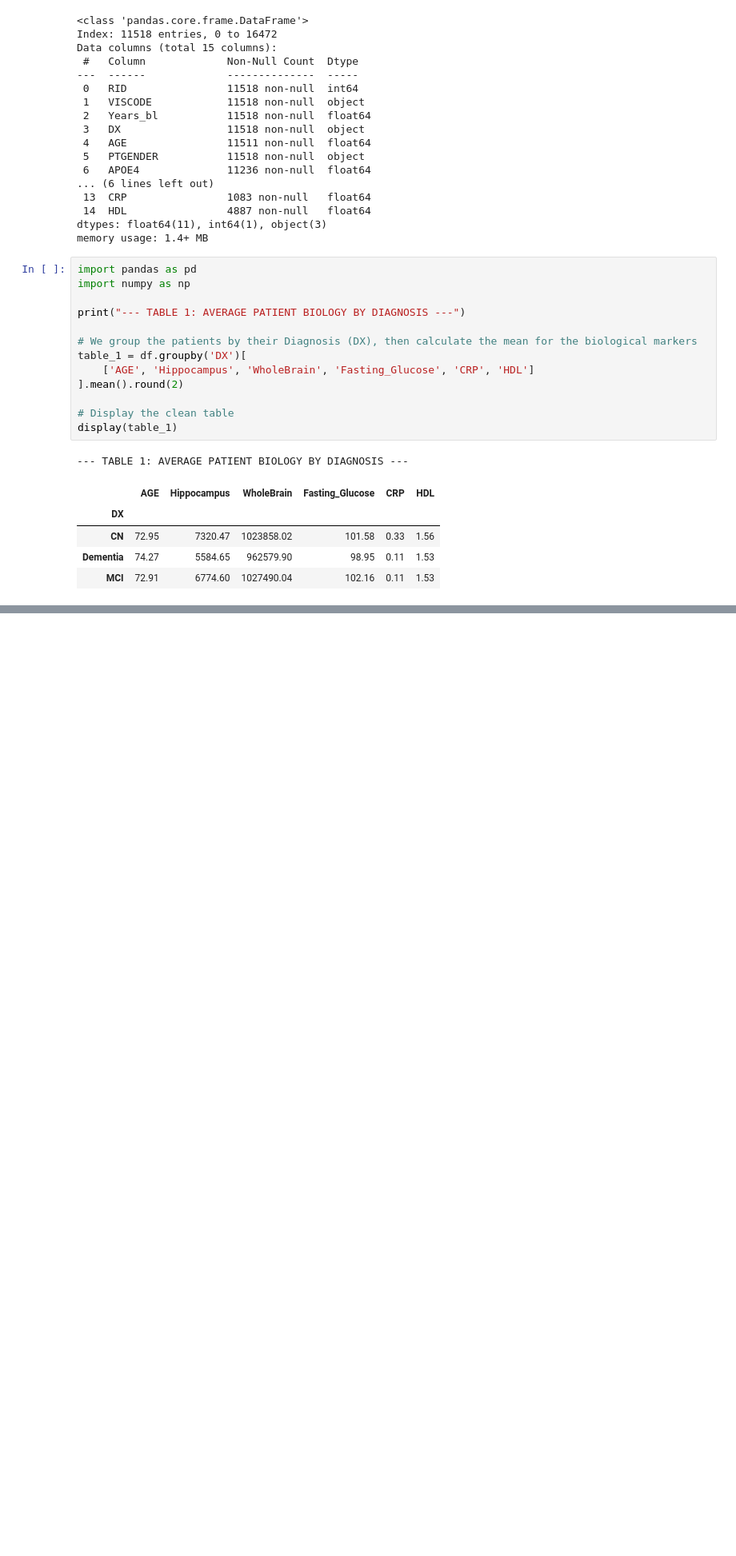
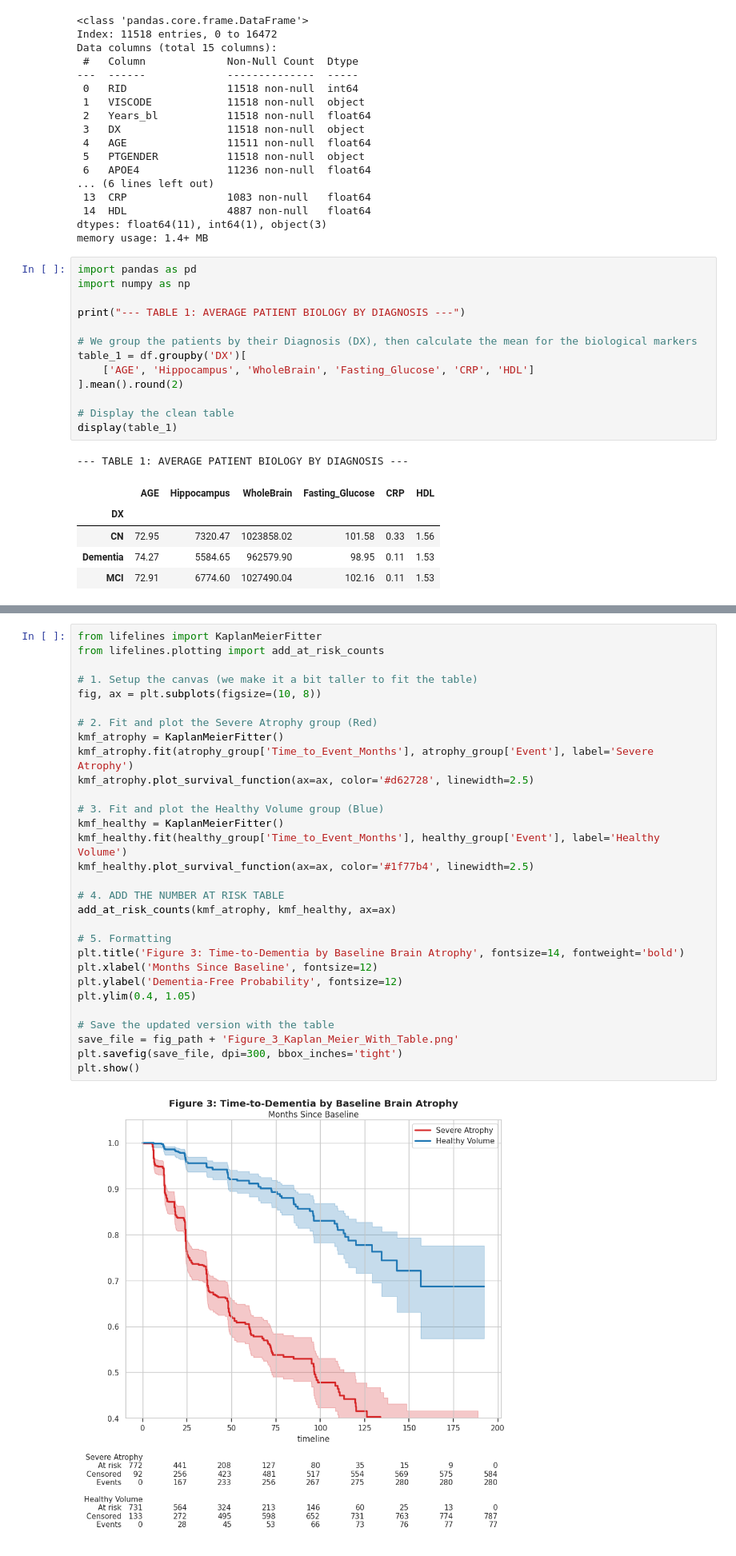
Before and after one commit to Benjaminotuya1/ADNI-Cognitive-Survival-XGBoost, a Jupyter notebook: XGBoost_Model.ipynb, the cells around one changed output, grey strips where cells are left out. Shown at 80% size. Saved outputs shown, nothing was run; the diff lists cells and outputs as text; blank space fills up the shorter version.

```diff
--- a/XGBoost_Model.ipynb
+++ b/XGBoost_Model.ipynb
@@ -287,0 +623,32 @@ display(table_1)
+# %%
+from lifelines import KaplanMeierFitter
+from lifelines.plotting import add_at_risk_counts
+
+# 1. Setup the canvas (we make it a bit taller to fit the table)
+fig, ax = plt.subplots(figsize=(10, 8))
+
+# 2. Fit and plot the Severe Atrophy group (Red)
+kmf_atrophy = KaplanMeierFitter()
+kmf_atrophy.fit(atrophy_group['Time_to_Event_Months'], atrophy_group['Event'], label='Severe Atrophy')
+kmf_atrophy.plot_survival_function(ax=ax, color='#d62728', linewidth=2.5)
+
+# 3. Fit and plot the Healthy Volume group (Blue)
+kmf_healthy = KaplanMeierFitter()
+kmf_healthy.fit(healthy_group['Time_to_Event_Months'], healthy_group['Event'], label='Healthy Volume')
+kmf_healthy.plot_survival_function(ax=ax, color='#1f77b4', linewidth=2.5)
+
+# 4. ADD THE NUMBER AT RISK TABLE
+add_at_risk_counts(kmf_atrophy, kmf_healthy, ax=ax)
+
+# 5. Formatting
+plt.title('Figure 3: Time-to-Dementia by Baseline Brain Atrophy', fontsize=14, fontweight='bold')
+plt.xlabel('Months Since Baseline', fontsize=12)
+plt.ylabel('Dementia-Free Probability', fontsize=12)
+plt.ylim(0.4, 1.05)
+
+# Save the updated version with the table
+save_file = fig_path + 'Figure_3_Kaplan_Meier_With_Table.png'
+plt.savefig(save_file, dpi=300, bbox_inches='tight')
+plt.show()
+# %% [output]
+[figure, added]
```
Also changed, not shown: parts of 14 cells of this notebook.
